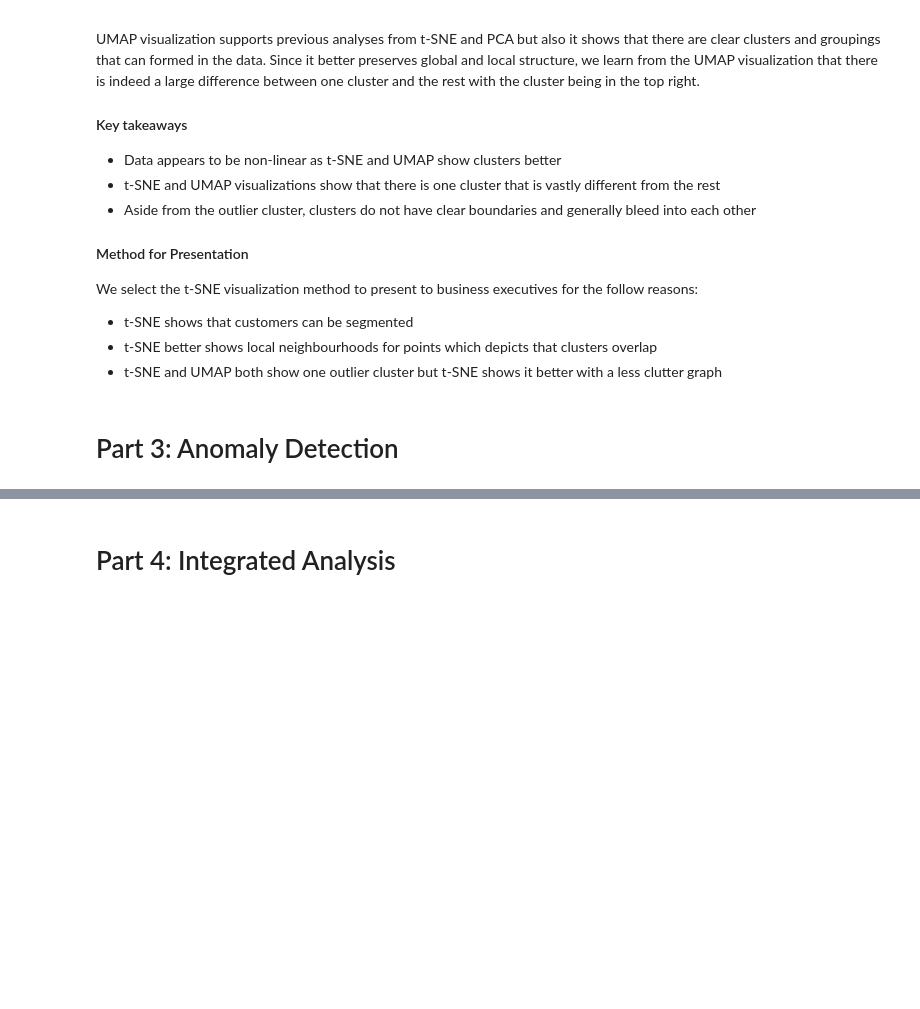
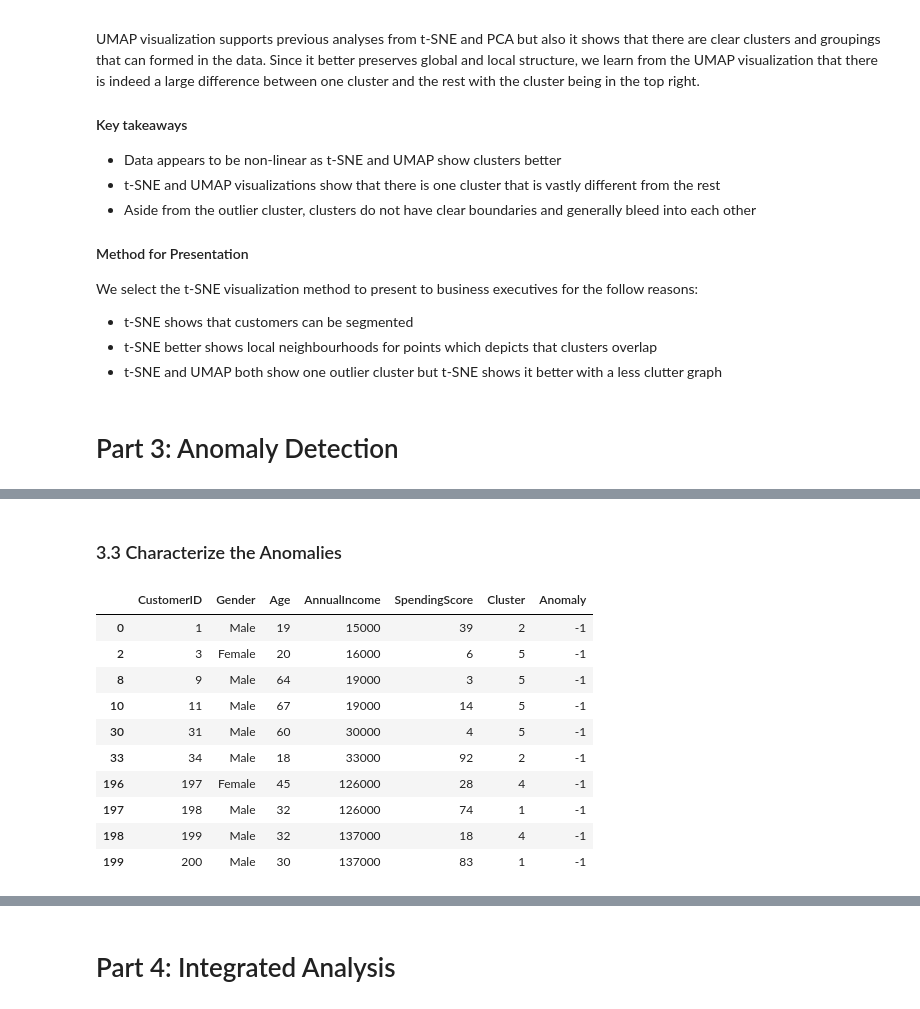
Before and after one commit to Timitan/COMP9130_MP, a Jupyter notebook: mini-project-3/notebooks/analysis.ipynb, the cells around one changed output, grey strips where cells are left out. Saved outputs shown, nothing was run; the diff lists cells and outputs as text; code cells hidden in the pictures; blank space fills up the shorter version.

```diff
--- a/mini-project-3/notebooks/analysis.ipynb
+++ b/mini-project-3/notebooks/analysis.ipynb
@@ -375,0 +483,19 @@ We select the t-SNE visualization method to present to business executives for t
+# %% [markdown]
+### 3.3 Characterize the Anomalies
+# %%
+# filter customers by Anomaly
+normal_customers = df[df['Anomaly'] == 1]
+anomaly_customers = df[df['Anomaly'] == -1]
+anomaly_customers
+# %% [output]
+|  | CustomerID | Gender | Age | AnnualIncome | SpendingScore | Cluster | Anomaly |
+| 0 | 1 | Male | 19 | 15000 | 39 | 2 | -1 |
+| 2 | 3 | Female | 20 | 16000 | 6 | 5 | -1 |
+| 8 | 9 | Male | 64 | 19000 | 3 | 5 | -1 |
+| 10 | 11 | Male | 67 | 19000 | 14 | 5 | -1 |
+| 30 | 31 | Male | 60 | 30000 | 4 | 5 | -1 |
+| 33 | 34 | Male | 18 | 33000 | 92 | 2 | -1 |
+| 196 | 197 | Female | 45 | 126000 | 28 | 4 | -1 |
+| 197 | 198 | Male | 32 | 126000 | 74 | 1 | -1 |
+| 198 | 199 | Male | 32 | 137000 | 18 | 4 | -1 |
+| 199 | 200 | Male | 30 | 137000 | 83 | 1 | -1 |
```
Also changed, not shown: parts of 29 cells of this notebook.
